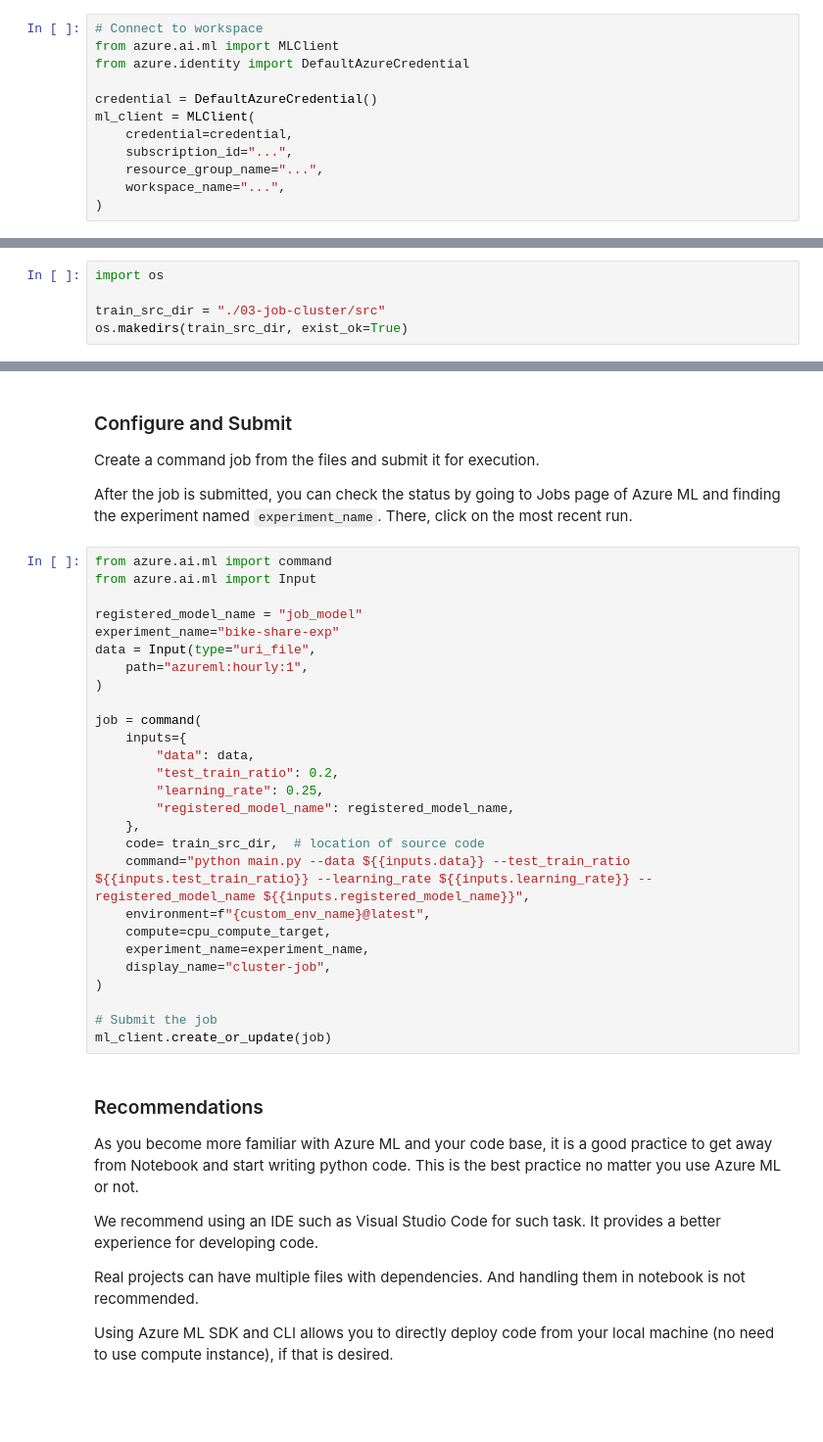
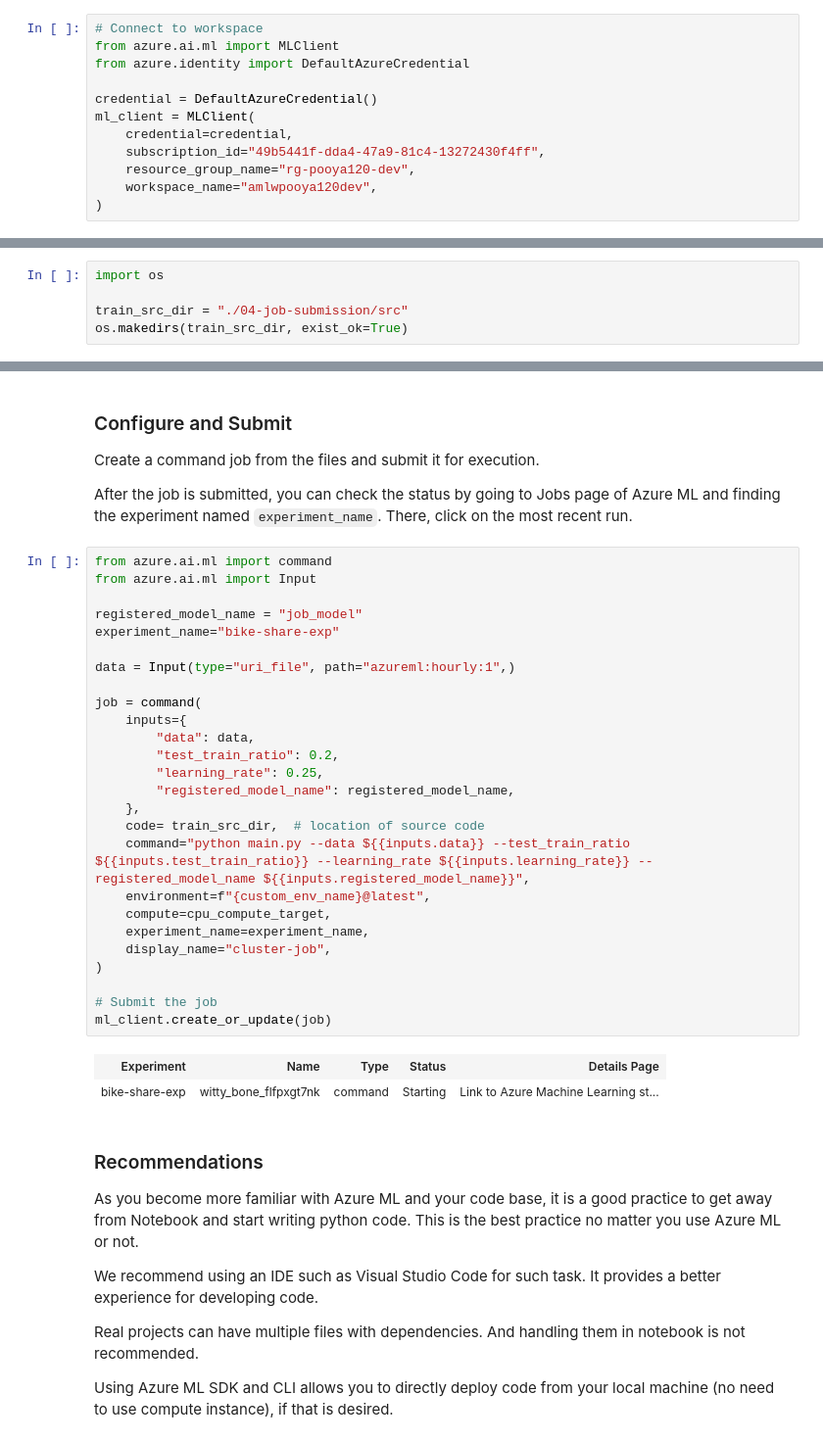
Before and after one commit to pooyaalavian/mlops-in-a-day, a Jupyter notebook: ds/04-job-submission.ipynb, the cells around one changed output, grey strips where cells are left out. Shown at 98% size. Cells and saved outputs as stored; diff of their text form; blank space fills up the shorter version.

```diff
--- a/ds/04-job-submission.ipynb
+++ b/ds/04-job-submission.ipynb
@@ -9,9 +9,9 @@ from azure.identity import DefaultAzureCredential
 credential = DefaultAzureCredential()
 ml_client = MLClient(
     credential=credential,
-    subscription_id="...",
-    resource_group_name="...",
-    workspace_name="...",
+    subscription_id="49b5441f-dda4-47a9-81c4-13272430f4ff",
+    resource_group_name="rg-pooya120-dev",
+    workspace_name="amlwpooya120dev",
 )
 # %% [markdown]
 ### Compute Resource
@@ -115,7 +121,7 @@ Steps:
 # %%
 import os
 
-train_src_dir = "./03-job-cluster/src"
+train_src_dir = "./04-job-submission/src"
 os.makedirs(train_src_dir, exist_ok=True)
 # %%
 %%writefile {train_src_dir}/parser.py
@@ -223,30 +237,32 @@ After the job is submitted, you can check the status by going to Jobs page of Az
 # %%
 from azure.ai.ml import command
 from azure.ai.ml import Input
 
 registered_model_name = "job_model"
 experiment_name="bike-share-exp"
-data = Input(type="uri_file",
-    path="azureml:hourly:1",
-)
+
+data = Input(type="uri_file", path="azureml:hourly:1",)
 
 job = command(
     inputs={
         "data": data,
         "test_train_ratio": 0.2,
         "learning_rate": 0.25,
         "registered_model_name": registered_model_name,
     },
     code= train_src_dir,  # location of source code
     command="python main.py --data ${{inputs.data}} --test_train_ratio ${{inputs.test_train_ratio}} --learning_rate ${{inputs.learning_rate}} --registered_model_name ${{inputs.registered_model_name}}",
     environment=f"{custom_env_name}@latest",
     compute=cpu_compute_target,
     experiment_name=experiment_name,
     display_name="cluster-job",
 )
 
 # Submit the job
 ml_client.create_or_update(job)
+# %% [output]
+| Experiment | Name | Type | Status | Details Page |
+| bike-share-exp | witty_bone_flfpxgt7nk | command | Starting | Link to Azure Machine Learning st... |
 # %% [markdown]
 ### Recommendations
 
```
Also changed, not shown: parts of 6 cells of this notebook, 5 other files.
